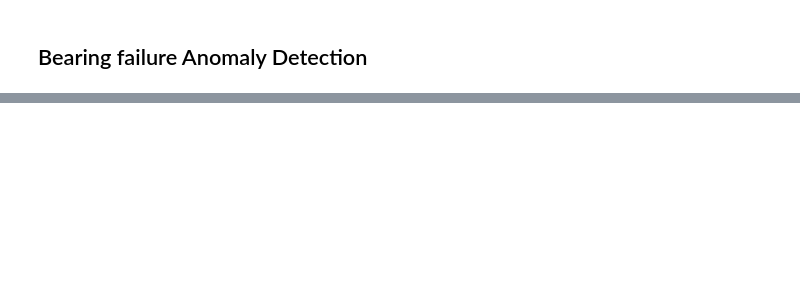
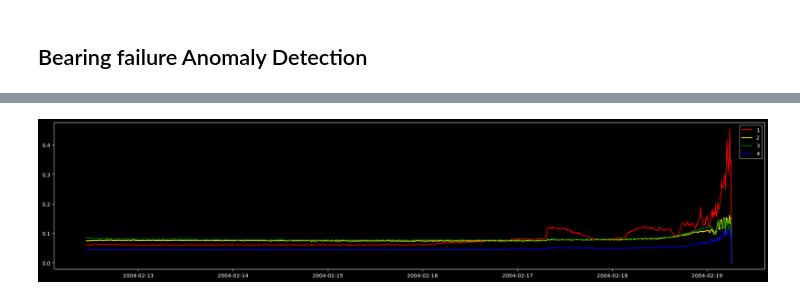
Before and after one commit to sonsungjong/ML_python, a Jupyter notebook: anomaly_detection/302_Bearing failure Anomaly Detection.ipynb, the cells around one changed output, grey strips where cells are left out. Drawn from its saved outputs; the diff is of its cells as text; code cells hidden in the pictures; blank space fills up the shorter version.

```diff
--- a/anomaly_detection/302_Bearing failure Anomaly Detection.ipynb
+++ b/anomaly_detection/302_Bearing failure Anomaly Detection.ipynb
@@ -2,0 +28,15 @@
+# %%
+# Warning 제거
+import warnings
+warnings.filterwarnings('ignore')
+
+# Data folder read
+import numpy as np
+import pandas as pd
+
+pd.set_option('display.max_columns', 100)
+pd.set_option('display.max_rows', 100)
+
+# Data read
+df = pd.read_csv("Averaged_BearingTest_Dataset.csv")
+df.head()
@@ -2,0 +50,4 @@
+# %%
+# 컬럼명 변경
+df.columns = ['time', 'Bearing1', 'Bearing2', 'Bearing3', 'Bearing4']
+df.head()
@@ -2,0 +156,7 @@
+# %%
+# object 타입의 시간을 time 타입으로 변경 및 Index 설정
+df['time'] = pd.to_datetime(df['time'])
+df.set_index('time', inplace=True)
+# %%
+# index name 변경
+df.index.name = ''
@@ -2,0 +180,17 @@
+# %%
+# 시계열 데이터 시각화로 확인
+# Plotting 전체 데이터
+import seaborn as sns
+import matplotlib.pyplot as plt
+import numpy as np
+%matplotlib inline
+plt.style.use(['dark_background'])
+
+plt.figure(figsize=(24,5))
+plt.plot(df.index, df['Bearing1'], linestyle='-', color='red', label='1');
+plt.plot(df.index, df['Bearing2'], linestyle='-', color='yellow', label='2');
+plt.plot(df.index, df['Bearing3'], linestyle='-', color='green', label='3');
+plt.plot(df.index, df['Bearing4'], linestyle='-', color='blue', label='4');
+plt.legend();
+# %% [output]
+[figure, added]
```
Also changed, not shown: parts of 61 cells of this notebook.
